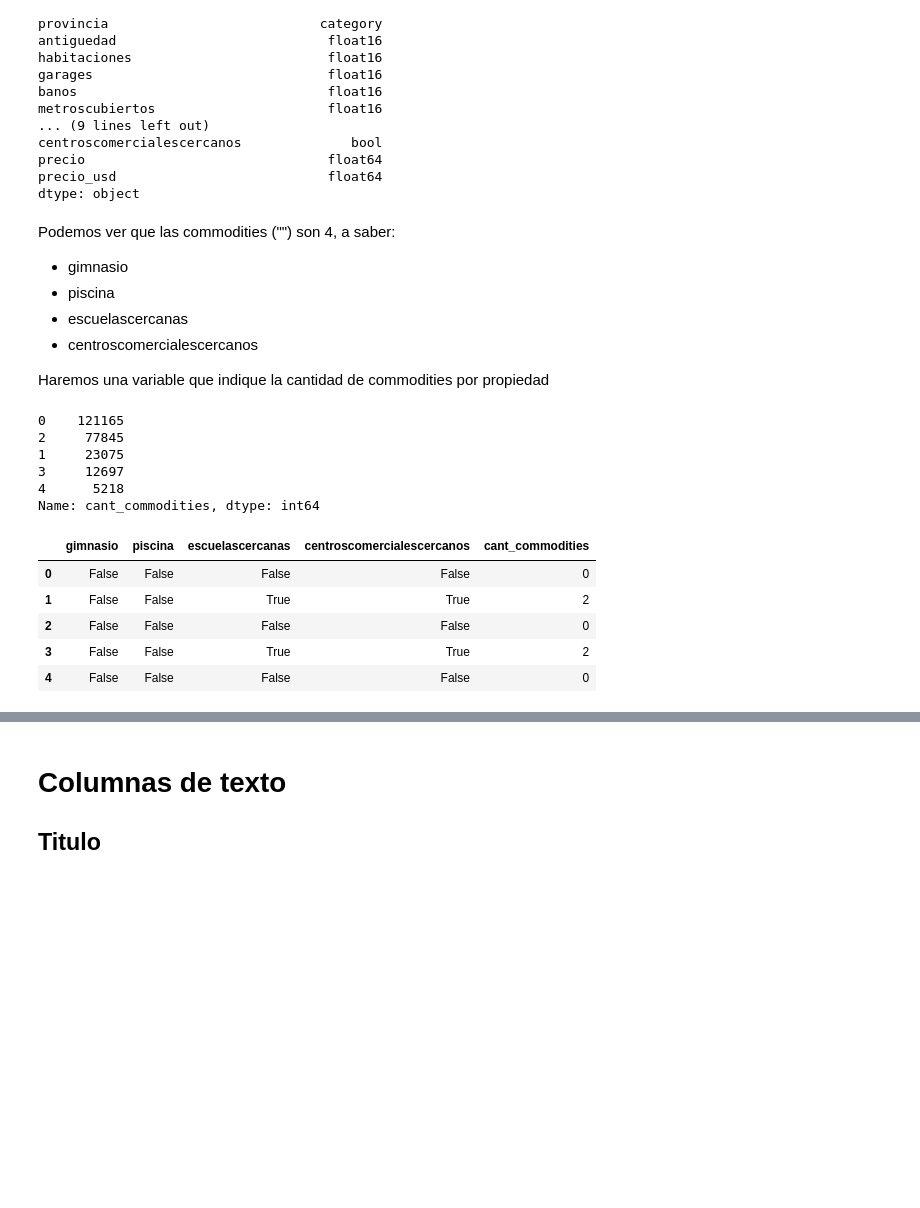
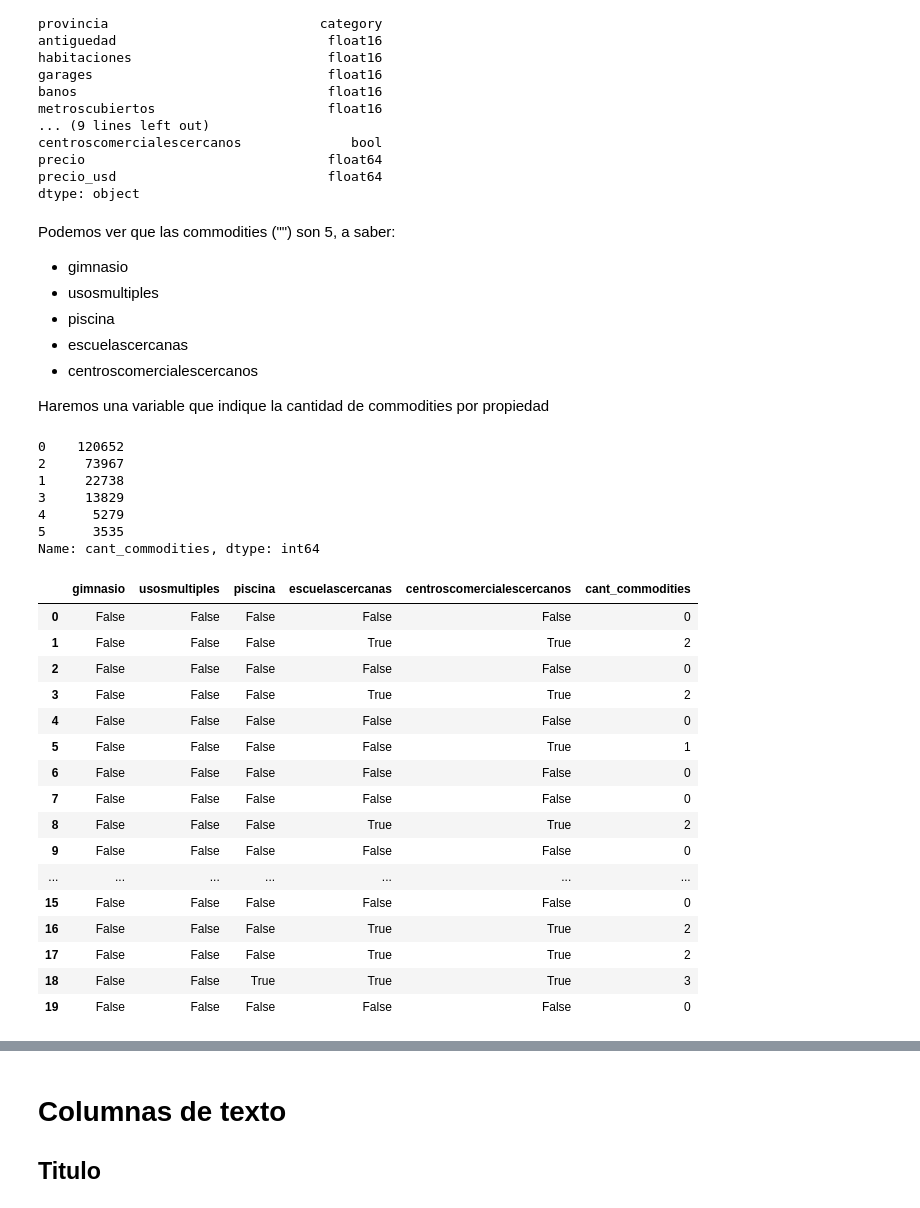
Before and after one commit to rozanecm/7506_2c2019_tp1, a Jupyter notebook: notebooks/basic general analysis by rozanecm.ipynb, the cells around one changed output, grey strips where cells are left out. Saved outputs shown, nothing was run; the diff lists cells and outputs as text; code cells hidden in the pictures; blank space fills up the shorter version.

```diff
--- a/notebooks/basic general analysis by rozanecm.ipynb
+++ b/notebooks/basic general analysis by rozanecm.ipynb
@@ -568,8 +568,9 @@ precio                               float64
 precio_usd                           float64
 dtype: object
 # %% [markdown]
-Podemos ver que las commodities ("") son 4, a saber:
+Podemos ver que las commodities ("") son 5, a saber:
 - gimnasio
+- usosmultiples
 - piscina
 - escuelascercanas
 - centroscomercialescercanos
@@ -577,27 +578,39 @@ Podemos ver que las commodities ("") son 4, a saber:
 Haremos una variable que indique la cantidad de commodities por propiedad
 # %%
 def contar_commodities(row):
-    return row['gimnasio'] + row['piscina'] + row['escuelascercanas'] + row['centroscomercialescercanos']
+    return row['gimnasio'] + row['usosmultiples'] + row['piscina'] + row['escuelascercanas'] + row['centroscomercialescercanos']
 # %%
 df['cant_commodities'] = df.apply(lambda x: contar_commodities(x), axis=1)
 # %%
 df['cant_commodities'].value_counts()
 # %% [output]
-0    121165
-2     77845
-1     23075
-3     12697
-4      5218
+0    120652
+2     73967
+1     22738
+3     13829
+4      5279
+5      3535
 Name: cant_commodities, dtype: int64
 # %%
-df[['gimnasio','piscina','escuelascercanas','centroscomercialescercanos','cant_commodities']].head()
+df[['gimnasio','usosmultiples','piscina','escuelascercanas','centroscomercialescercanos','cant_commodities']].head(20)
 # %% [output]
-|  | gimnasio | piscina | escuelascercanas | centroscomercialescercanos | cant_commodities |
-| 0 | False | False | False | False | 0 |
-| 1 | False | False | True | True | 2 |
-| 2 | False | False | False | False | 0 |
-| 3 | False | False | True | True | 2 |
-| 4 | False | False | False | False | 0 |
+|  | gimnasio | usosmultiples | piscina | escuelascercanas | centroscomercialescercanos | cant_commodities |
+| 0 | False | False | False | False | False | 0 |
+| 1 | False | False | False | True | True | 2 |
+| 2 | False | False | False | False | False | 0 |
+| 3 | False | False | False | True | True | 2 |
+| 4 | False | False | False | False | False | 0 |
+| 5 | False | False | False | False | True | 1 |
+| 6 | False | False | False | False | False | 0 |
+| 7 | False | False | False | False | False | 0 |
+| 8 | False | False | False | True | True | 2 |
+| 9 | False | False | False | False | False | 0 |
+| ... | ... | ... | ... | ... | ... | ... |
+| 15 | False | False | False | False | False | 0 |
+| 16 | False | False | False | True | True | 2 |
+| 17 | False | False | False | True | True | 2 |
+| 18 | False | False | True | True | True | 3 |
+| 19 | False | False | False | False | False | 0 |
 # %%
 named_series_plot(df['cant_commodities'].value_counts(), title='¿Cuántas propiedades tienen cuántas commodities?', xlabel='Cant. de commodities',ylabel='Precio promedio (usd)')
 # %% [output]
```
Also changed, not shown: parts of 29 cells of this notebook, 1 other file.
